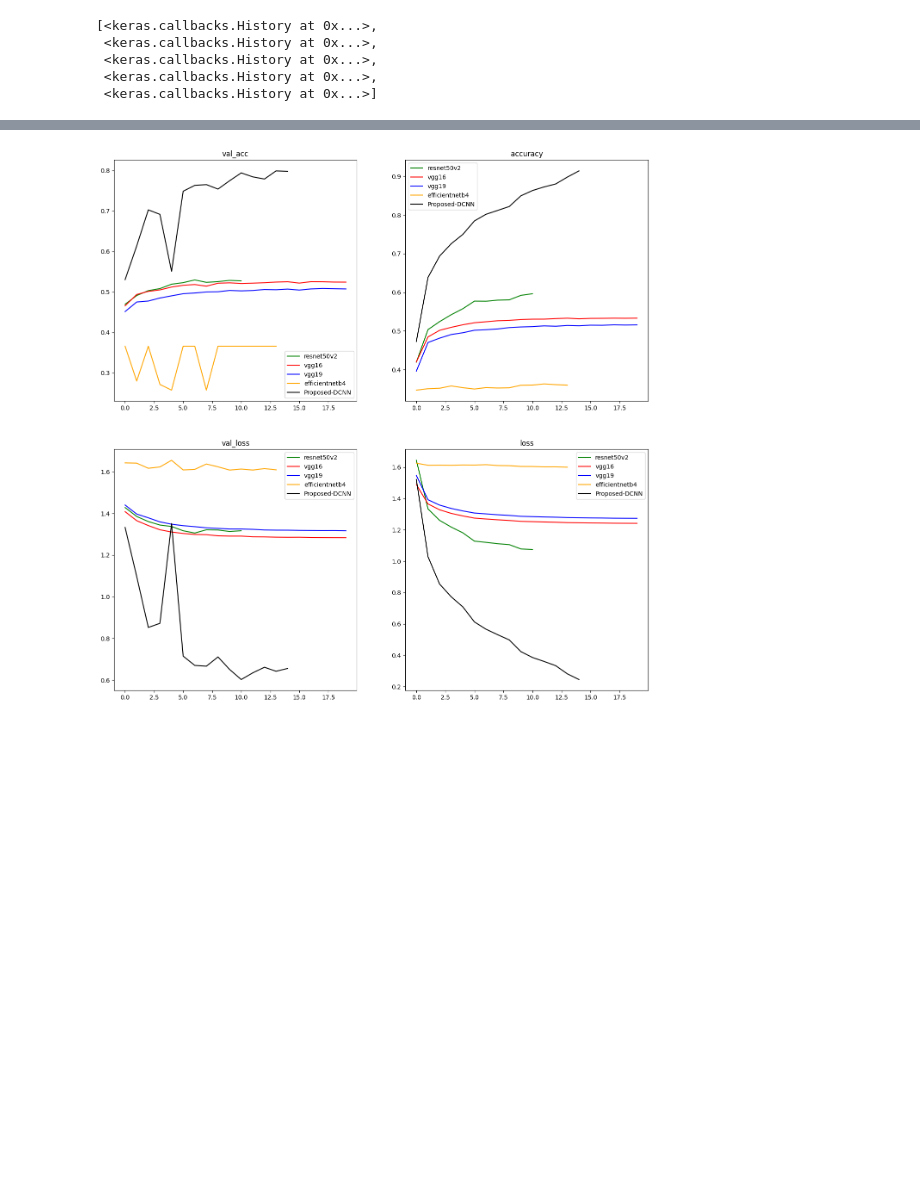
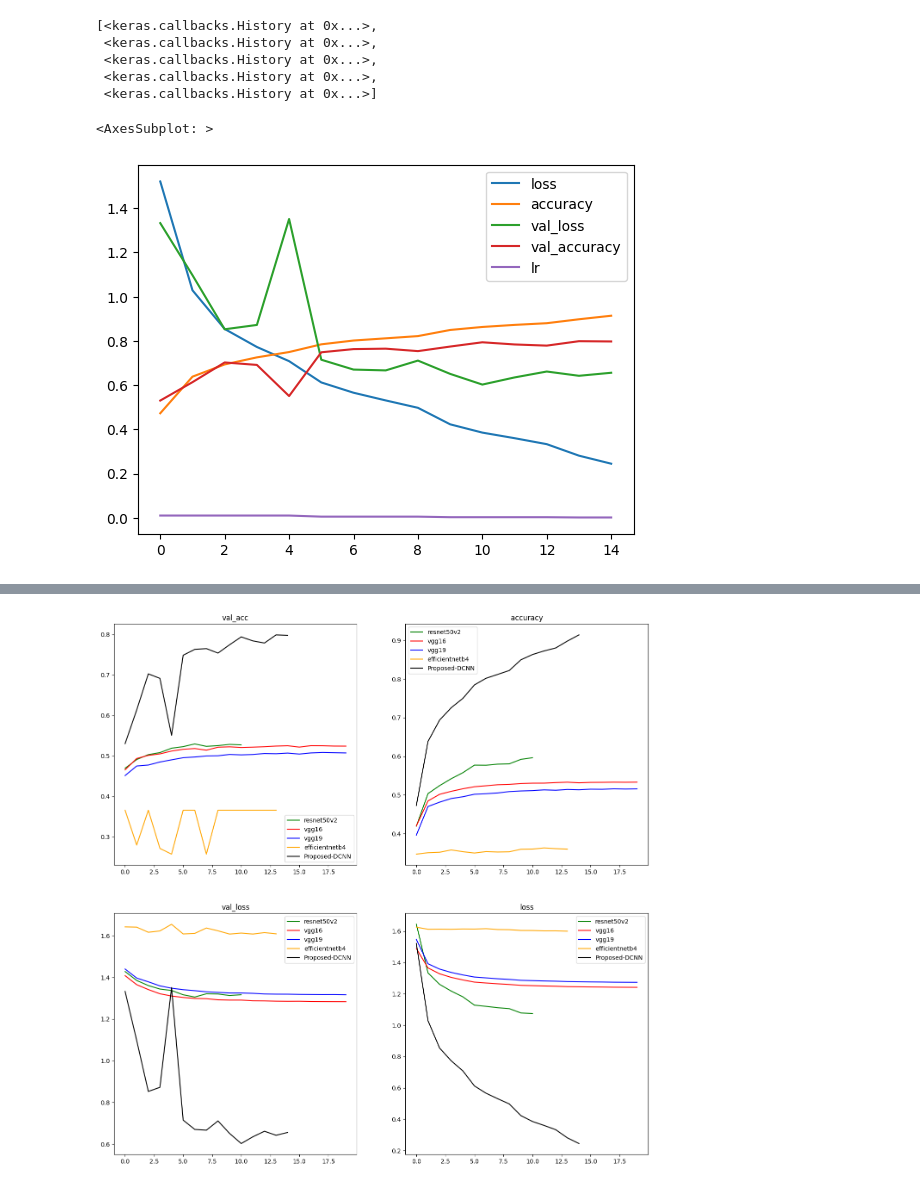
Before and after one commit to Ujjwal-Mk/IEEE, a Jupyter notebook: test.ipynb, the cells around one changed output, grey strips where cells are left out. Drawn from its saved outputs; the diff is of its cells as text; code cells hidden in the pictures; blank space fills up the shorter version.

Commit message:
plot individual metrics for dcnn

```diff
--- a/test.ipynb
+++ b/test.ipynb
@@ -353,3 +367,10 @@ vars2
  <keras.callbacks.History at 0x...>,
  <keras.callbacks.History at 0x...>,
  <keras.callbacks.History at 0x...>]
+# %%
+import pandas as pd
+
+pd.DataFrame(vars2[4].history).plot()
+# %% [output]
+<AxesSubplot: >
+[figure, added]
```
Also changed, not shown: parts of 2 cells of this notebook.
